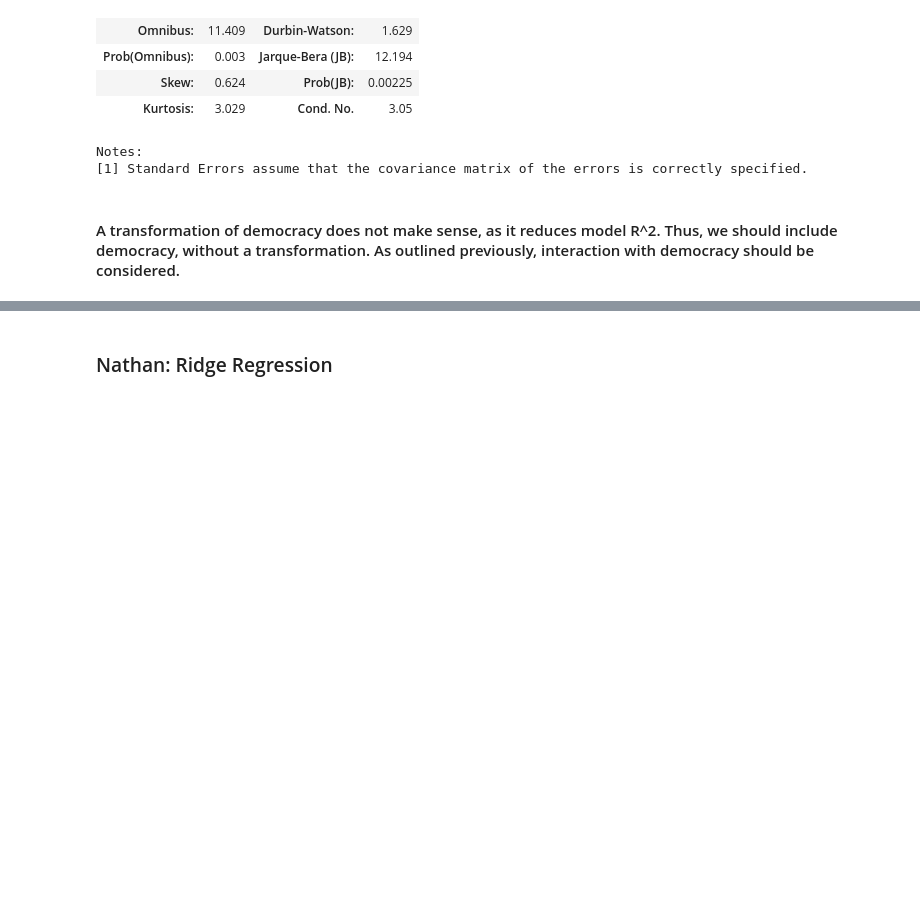
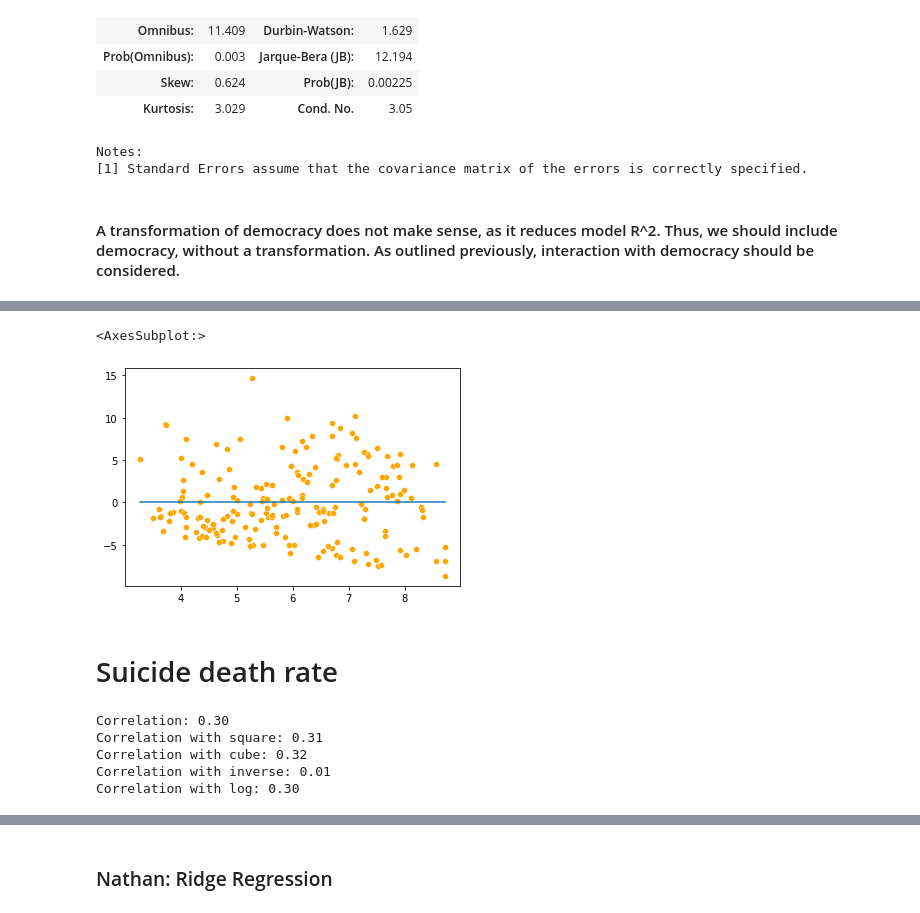
Before and after one commit to sarahabdul2/STAT-303-2-Project-, a Jupyter notebook: model_creation.ipynb, the cells around one changed output, grey strips where cells are left out. Saved outputs shown, nothing was run; the diff lists cells and outputs as text; code cells hidden in the pictures; blank space fills up the shorter version.

```diff
--- a/model_creation.ipynb
+++ b/model_creation.ipynb
@@ -762,0 +788,3 @@ Notes:
+# %%
+model = sm.ols('Alcohol_Consumption ~ urban_pop_share', train05).fit()
+model.summary()
@@ -762,0 +811,26 @@ Notes:
+# %%
+sns.scatterplot(x = model.fittedvalues, y = model.resid, color = 'orange')
+sns.lineplot(x = [model.fittedvalues.min(), model.fittedvalues.max()], y = [0,0])
+# %% [output]
+<AxesSubplot:>
+[figure, added]
+# %% [markdown]
+# Suicide death rate
+# %%
+corr = train05['suicide_death_rate'].corr(train05['Alcohol_Consumption'])
+corr_log = train05['suicide_death_rate'].corr(np.log(train05['Alcohol_Consumption']+1e-10))
+corr_sq = train05['suicide_death_rate'].corr(train05['Alcohol_Consumption']**2)
+corr_cube = train05['suicide_death_rate'].corr(train05['Alcohol_Consumption']**3)
+corr_inv = train05['suicide_death_rate'].corr(1/(train05['Alcohol_Consumption']+1e-10))
+
+print(f"Correlation: {corr:.2f}")
+print(f"Correlation with square: {corr_sq:.2f}")
+print(f"Correlation with cube: {corr_cube:.2f}")
+print(f"Correlation with inverse: {corr_inv:.2f}")
+print(f"Correlation with log: {corr:.2f}")
+# %% [output]
+Correlation: 0.30
+Correlation with square: 0.31
+Correlation with cube: 0.32
+Correlation with inverse: 0.01
+Correlation with log: 0.30
```
Also changed, not shown: parts of 17 cells of this notebook.
